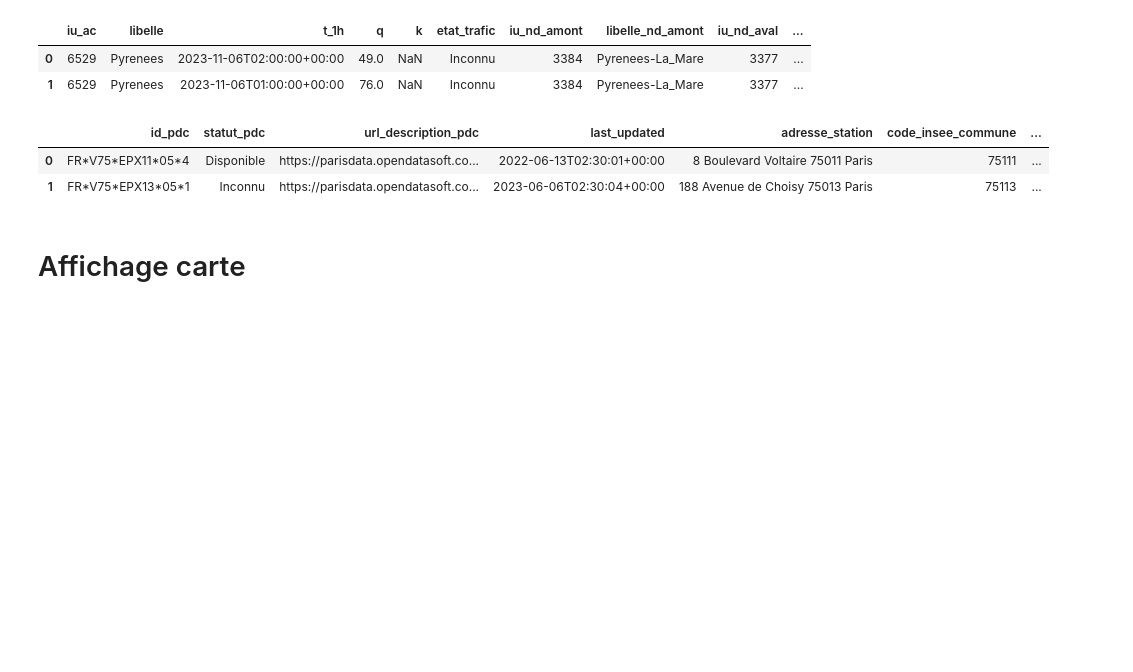
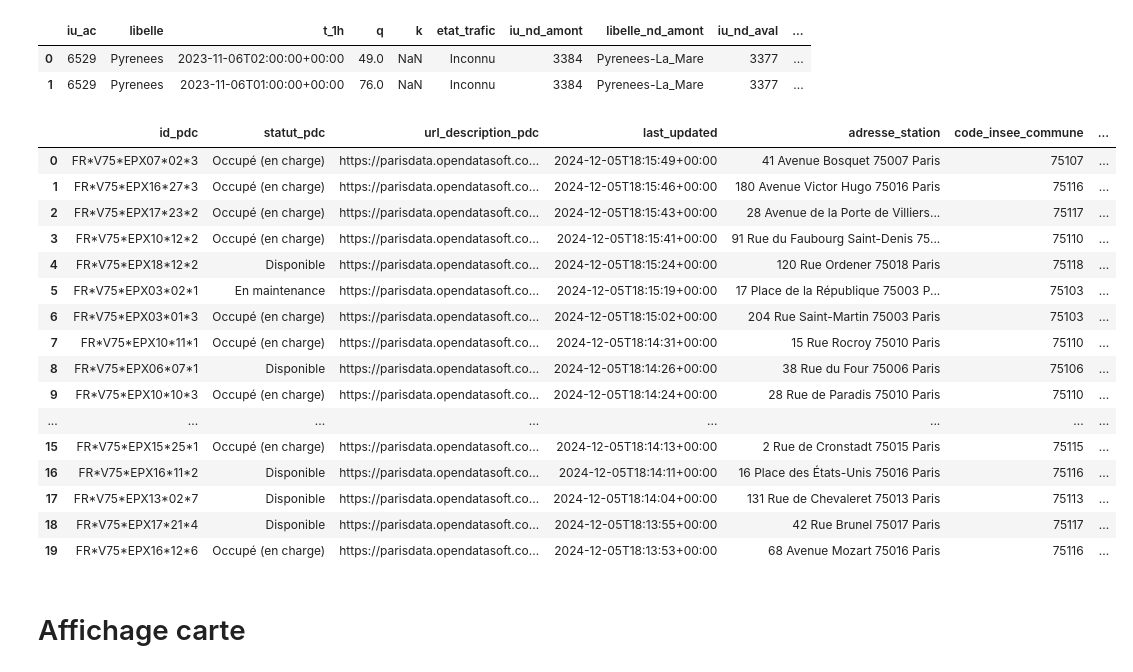
Before and after one commit to dantruski/Projet-Python-DS-Belib, a Jupyter notebook: disponibilitymap.ipynb, the cells around one changed output. Cells and saved outputs as stored; diff of their text form; code cells hidden in the pictures; blank space fills up the shorter version.

```diff
--- a/utilapi.ipynb
+++ b/disponibilitymap.ipynb
@@ -9,7 +9,7 @@ url_belibstat = "https://opendata.paris.fr/api/explore/v2.1/catalog/datasets/bel
 
 url_count = "https://opendata.paris.fr/api/explore/v2.1/catalog/datasets/comptages-routiers-permanents/records?"
 
-url_belibdyn = "https://parisdata.opendatasoft.com/api/explore/v2.1/catalog/datasets/belib-points-de-recharge-pour-vehicules-electriques-disponibilite-temps-reel/records?limit=50&sort=last_updated&order=desc"
+url_belibdyn = "https://parisdata.opendatasoft.com/api/explore/v2.1/catalog/datasets/belib-points-de-recharge-pour-vehicules-electriques-disponibilite-temps-reel/records?order_by=last_updated%20DESC&limit=100"
 # %%
 print(req.content[:1000])
 # %% [output]
@@ -53,11 +53,25 @@ dpe_count.head(2)
 | 0 | 6529 | Pyrenees | 2023-11-06T02:00:00+00:00 | 49.0 | NaN | Inconnu | 3384 | Pyrenees-La_Mare | 3377 | ... |
 | 1 | 6529 | Pyrenees | 2023-11-06T01:00:00+00:00 | 76.0 | NaN | Inconnu | 3384 | Pyrenees-La_Mare | 3377 | ... |
 # %%
-dpe_belibdyn.head(2)
+dpe_belibdyn.head(20)
 # %% [output]
 |  | id_pdc | statut_pdc | url_description_pdc | last_updated | adresse_station | code_insee_commune | ... |
-| 0 | FR*V75*EPX11*05*4 | Disponible | https://parisdata.opendatasoft.co... | 2022-06-13T02:30:01+00:00 | 8 Boulevard Voltaire 75011 Paris | 75111 | ... |
-| 1 | FR*V75*EPX13*05*1 | Inconnu | https://parisdata.opendatasoft.co... | 2023-06-06T02:30:04+00:00 | 188 Avenue de Choisy 75013 Paris | 75113 | ... |
+| 0 | FR*V75*EPX07*02*3 | Occupé (en charge) | https://parisdata.opendatasoft.co... | 2024-12-05T18:15:49+00:00 | 41 Avenue Bosquet 75007 Paris | 75107 | ... |
+| 1 | FR*V75*EPX16*27*3 | Occupé (en charge) | https://parisdata.opendatasoft.co... | 2024-12-05T18:15:46+00:00 | 180 Avenue Victor Hugo 75016 Paris | 75116 | ... |
+| 2 | FR*V75*EPX17*23*2 | Occupé (en charge) | https://parisdata.opendatasoft.co... | 2024-12-05T18:15:43+00:00 | 28 Avenue de la Porte de Villiers... | 75117 | ... |
+| 3 | FR*V75*EPX10*12*2 | Occupé (en charge) | https://parisdata.opendatasoft.co... | 2024-12-05T18:15:41+00:00 | 91 Rue du Faubourg Saint-Denis 75... | 75110 | ... |
+| 4 | FR*V75*EPX18*12*2 | Disponible | https://parisdata.opendatasoft.co... | 2024-12-05T18:15:24+00:00 | 120 Rue Ordener 75018 Paris | 75118 | ... |
+| 5 | FR*V75*EPX03*02*1 | En maintenance | https://parisdata.opendatasoft.co... | 2024-12-05T18:15:19+00:00 | 17 Place de la République 75003 P... | 75103 | ... |
+| 6 | FR*V75*EPX03*01*3 | Occupé (en charge) | https://parisdata.opendatasoft.co... | 2024-12-05T18:15:02+00:00 | 204 Rue Saint-Martin 75003 Paris | 75103 | ... |
+| 7 | FR*V75*EPX10*11*1 | Occupé (en charge) | https://parisdata.opendatasoft.co... | 2024-12-05T18:14:31+00:00 | 15 Rue Rocroy 75010 Paris | 75110 | ... |
+| 8 | FR*V75*EPX06*07*1 | Disponible | https://parisdata.opendatasoft.co... | 2024-12-05T18:14:26+00:00 | 38 Rue du Four 75006 Paris | 75106 | ... |
+| 9 | FR*V75*EPX10*10*3 | Occupé (en charge) | https://parisdata.opendatasoft.co... | 2024-12-05T18:14:24+00:00 | 28 Rue de Paradis 75010 Paris | 75110 | ... |
+| ... | ... | ... | ... | ... | ... | ... | ... |
+| 15 | FR*V75*EPX15*25*1 | Occupé (en charge) | https://parisdata.opendatasoft.co... | 2024-12-05T18:14:13+00:00 | 2 Rue de Cronstadt 75015 Paris | 75115 | ... |
+| 16 | FR*V75*EPX16*11*2 | Disponible | https://parisdata.opendatasoft.co... | 2024-12-05T18:14:11+00:00 | 16 Place des États-Unis 75016 Paris | 75116 | ... |
+| 17 | FR*V75*EPX13*02*7 | Disponible | https://parisdata.opendatasoft.co... | 2024-12-05T18:14:04+00:00 | 131 Rue de Chevaleret 75013 Paris | 75113 | ... |
+| 18 | FR*V75*EPX17*21*4 | Disponible | https://parisdata.opendatasoft.co... | 2024-12-05T18:13:55+00:00 | 42 Rue Brunel 75017 Paris | 75117 | ... |
+| 19 | FR*V75*EPX16*12*6 | Occupé (en charge) | https://parisdata.opendatasoft.co... | 2024-12-05T18:13:53+00:00 | 68 Avenue Mozart 75016 Paris | 75116 | ... |
 # %% [markdown]
 # Affichage carte
 # %%
```
Also changed, not shown: parts of 2 cells of this notebook.
